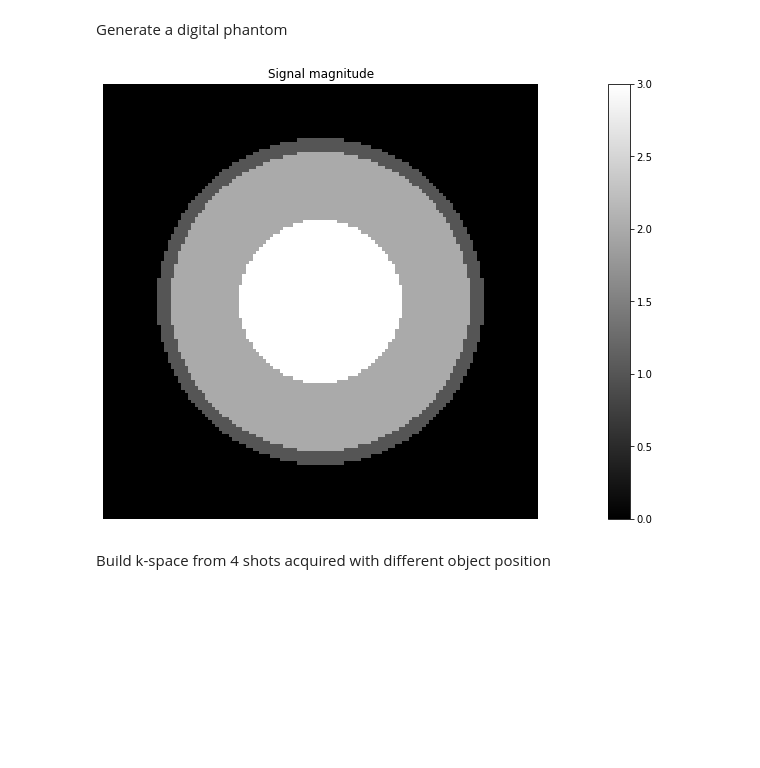
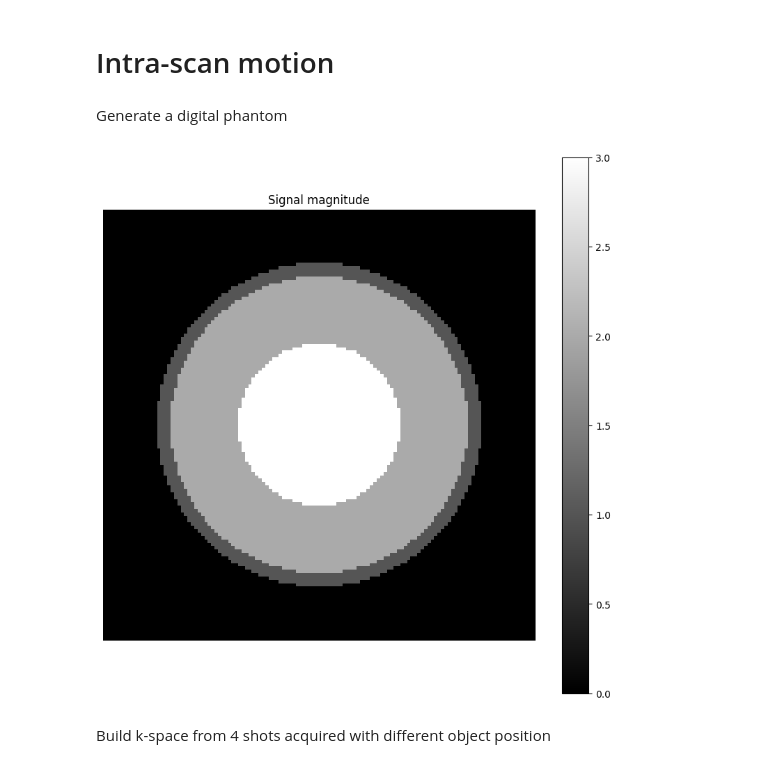
Before and after one commit to balbasty/cornucopia, a Jupyter notebook: docs/examples/motion.ipynb, the cells around one changed output. Cells and saved outputs as stored; diff of their text form; code cells hidden in the pictures; blank space fills up the shorter version.

```diff
--- a/docs/examples/motion.ipynb
+++ b/docs/examples/motion.ipynb
@@ -1,31 +1,36 @@
+# %% [markdown]
+# Intra-scan motion
 # %%
 import torch
+from cornucopia.utils.py import meshgrid_ij
 from cornucopia import (
-    IntraScanMotionTransform, ArrayCoilTransform,
-    SmallIntraScanMotionTransform, RandomSlicewise3DAffineTransform)
+    IntraScanMotionTransform,
+    ArrayCoilTransform,
+    SmallIntraScanMotionTransform,
+    RandomThroughSliceAffineTransform,
+)
 import  matplotlib.pyplot as plt
-
-plt.rcParams["figure.figsize"] = (25, 8)
 # %% [markdown]
 Generate a digital phantom
 # %%
 shape = [128, 128]
-radius = torch.stack(torch.meshgrid(*[torch.arange(s).float() for s in shape]), -1)
+radius = torch.stack(meshgrid_ij(*[torch.arange(s).float() for s in shape]), -1)
 radius -= (torch.as_tensor(shape).float() - 1) / 2
 radius = radius.square().sum(-1).sqrt()
 
 mag = torch.zeros_like(radius, dtype=torch.float32)
 mag[radius < 48] = 1
 mag[radius < 44] = 2
 mag[radius < 24] = 3
 
+plt.figure(figsize=(10, 10))
 plt.imshow(mag, cmap='gray', interpolation='nearest')
 plt.axis('off')
 plt.title('Signal magnitude')
 plt.colorbar()
 plt.show()
 # %% [output]
-[figure, old version]
+[figure, new version]
 # %% [markdown]
 Build k-space from 4 shots acquired with different object position
 # %%
```
Also changed, not shown: parts of 6 cells of this notebook, 16 other files.
